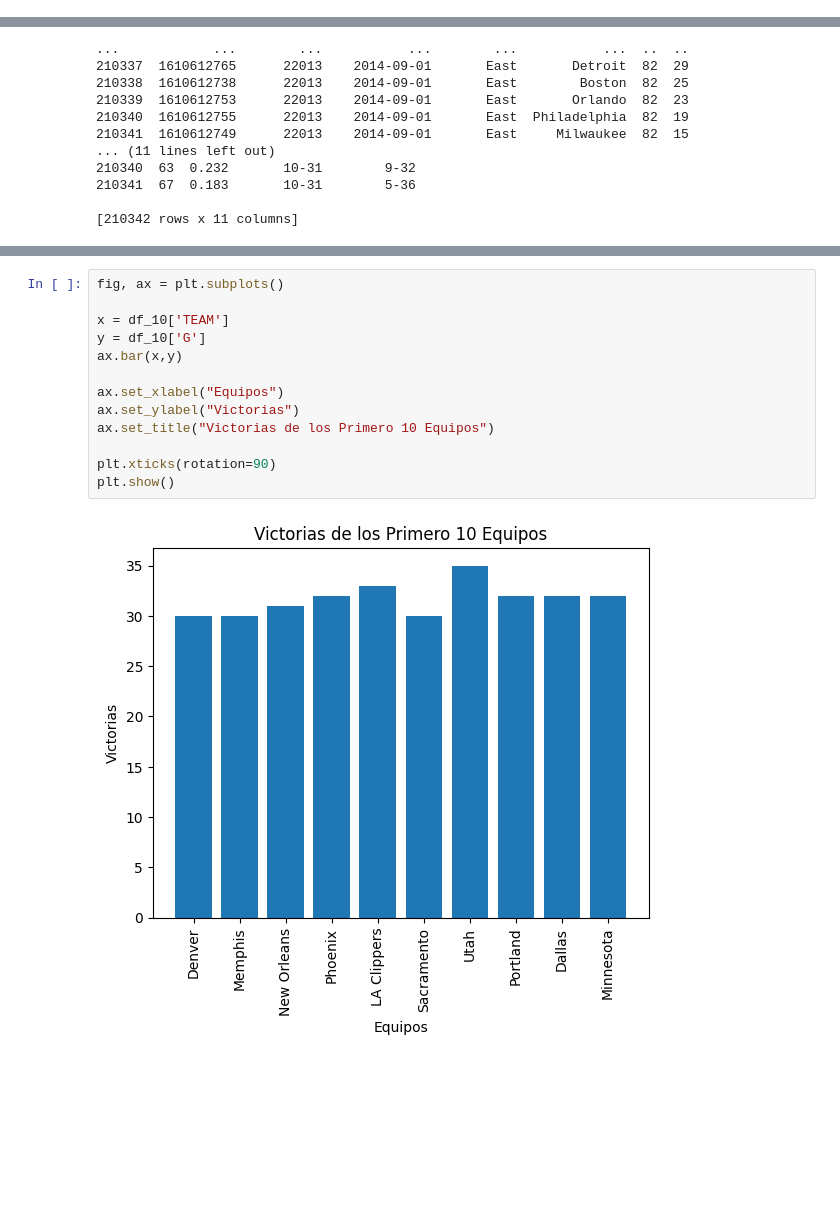
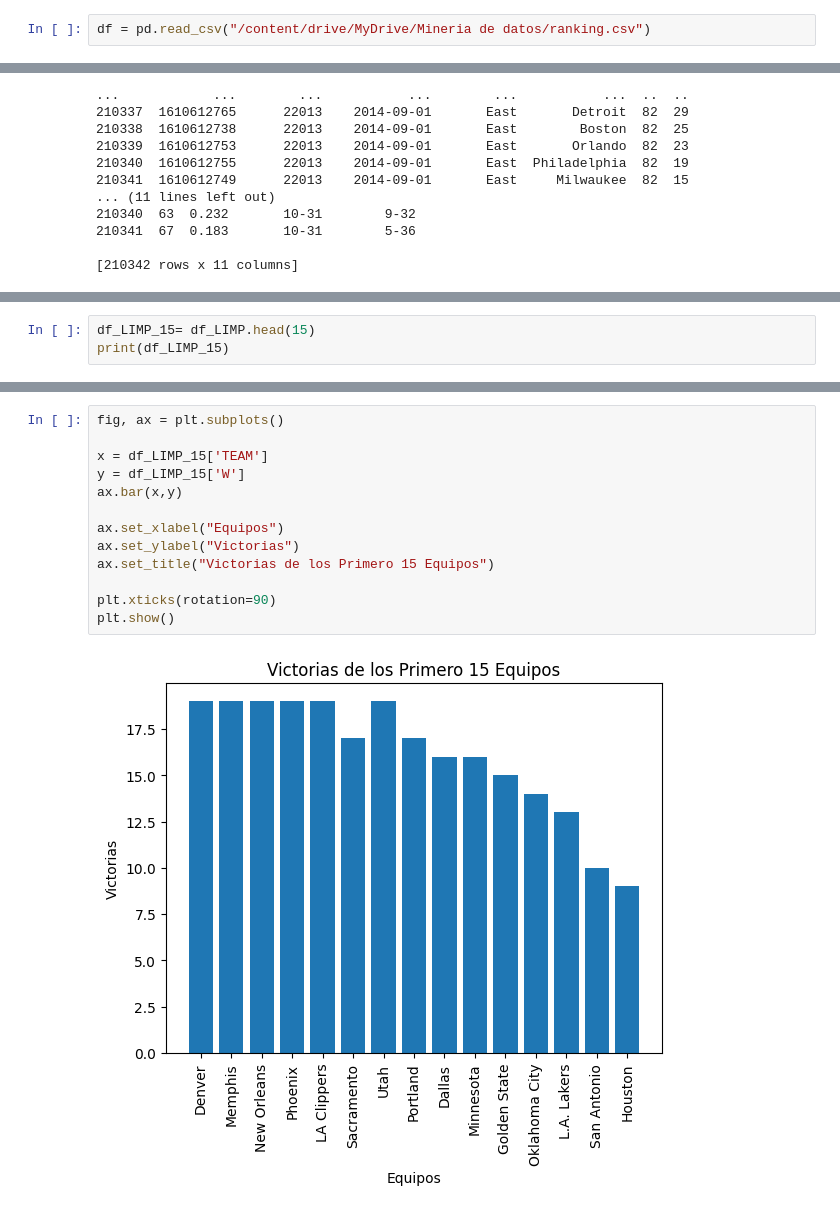
Before and after one commit to JesusTamez/Mineria-de-Datos, a Jupyter notebook: Mineria_de_datos.ipynb, the cells around one changed output, grey strips where cells are left out. Drawn from its saved outputs; the diff is of its cells as text; blank space fills up the shorter version.

```diff
--- a/Mineria_de_datos.ipynb
+++ b/Mineria_de_datos.ipynb
@@ -84,0 +84,2 @@ print(mean_df)
+# %%
+df = pd.read_csv("/content/drive/MyDrive/Mineria de datos/ranking.csv")
@@ -185,0 +176,3 @@ print(df_10)
+# %%
+df_LIMP_15= df_LIMP.head(15)
+print(df_LIMP_15)
@@ -186,15 +197,15 @@ print(df_10)
 # %%
 fig, ax = plt.subplots()
 
-x = df_10['TEAM']
-y = df_10['G']
+x = df_LIMP_15['TEAM']
+y = df_LIMP_15['W']
 ax.bar(x,y)
 
 ax.set_xlabel("Equipos")
 ax.set_ylabel("Victorias")
-ax.set_title("Victorias de los Primero 10 Equipos")
+ax.set_title("Victorias de los Primero 15 Equipos")
 
 plt.xticks(rotation=90)
 plt.show()
 # %% [output]
-[figure, old version]
+[figure, new version]
```
Also changed, not shown: parts of 27 cells of this notebook.
